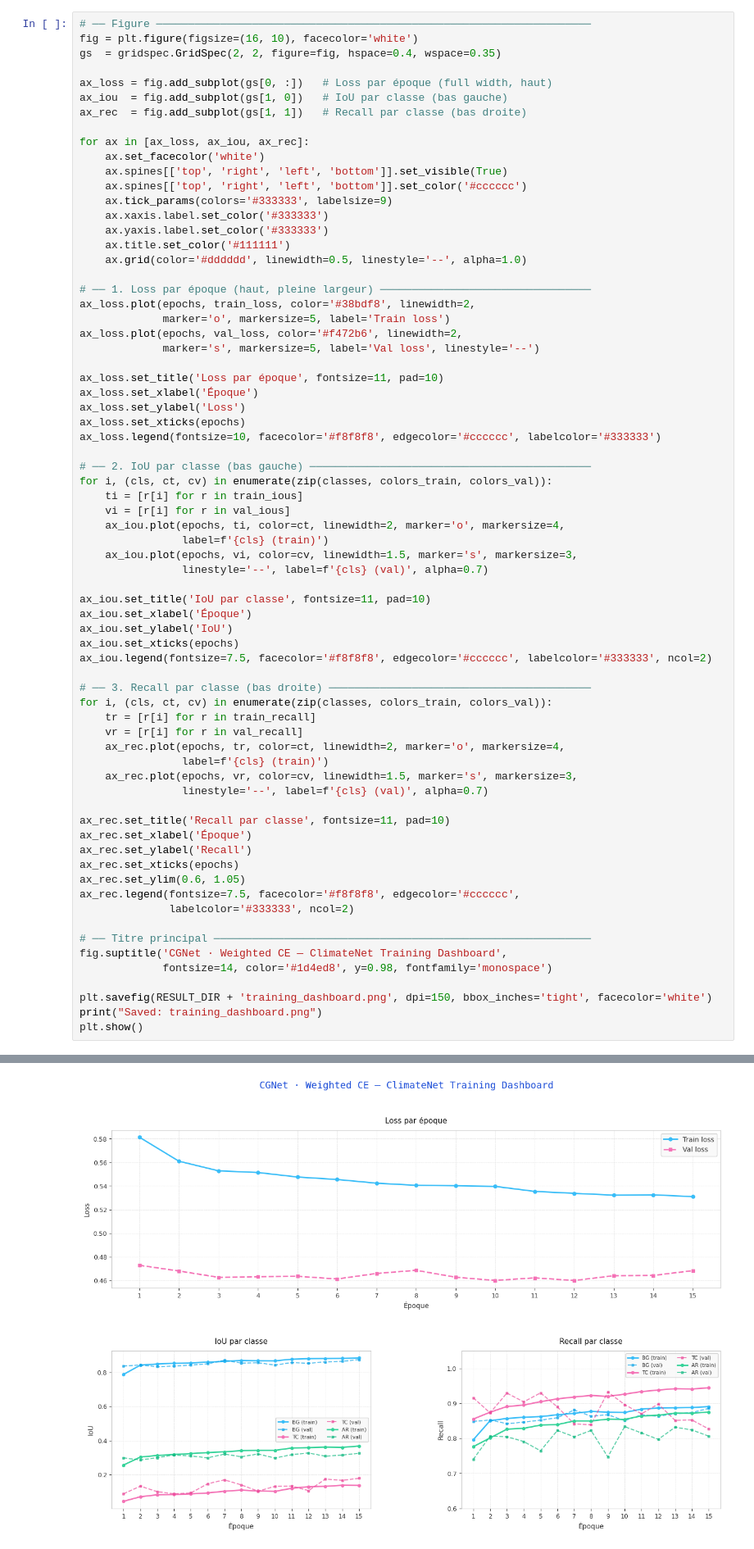
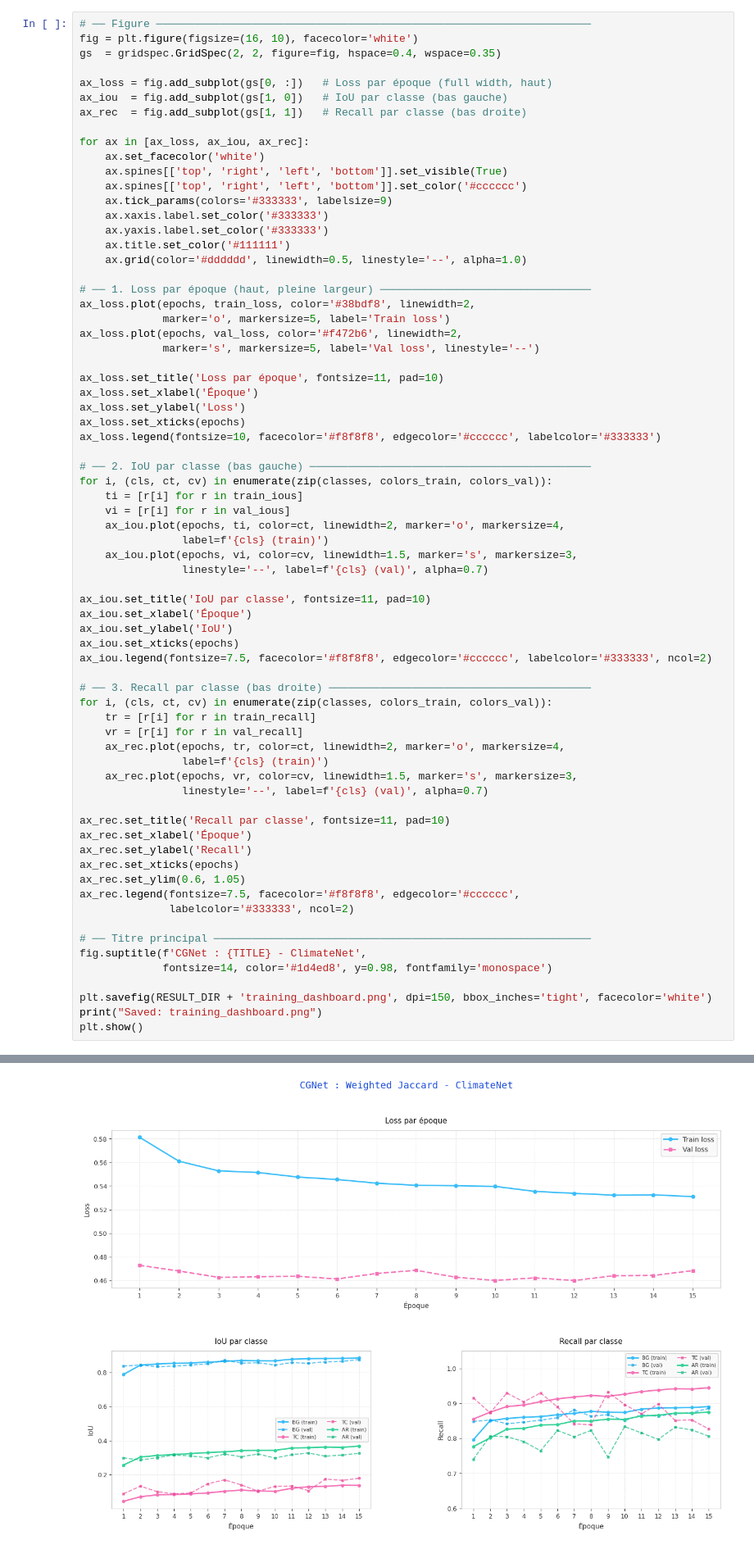
Before and after one commit to DarkZant/IFT6759-Project, a Jupyter notebook: baselines/viz.ipynb, the cells around one changed output, grey strips where cells are left out. Shown at 82% size. Saved outputs shown, nothing was run; the diff lists cells and outputs as text.

```diff
--- a/baselines/viz.ipynb
+++ b/baselines/viz.ipynb
@@ -70,32 +71,32 @@ ax_iou.set_title('IoU par classe', fontsize=11, pad=10)
 ax_iou.set_xlabel('Époque')
 ax_iou.set_ylabel('IoU')
 ax_iou.set_xticks(epochs)
 ax_iou.legend(fontsize=7.5, facecolor='#f8f8f8', edgecolor='#cccccc', labelcolor='#333333', ncol=2)
 
 # ── 3. Recall par classe (bas droite) ─────────────────────────────────────────
 for i, (cls, ct, cv) in enumerate(zip(classes, colors_train, colors_val)):
     tr = [r[i] for r in train_recall]
     vr = [r[i] for r in val_recall]
     ax_rec.plot(epochs, tr, color=ct, linewidth=2, marker='o', markersize=4,
                 label=f'{cls} (train)')
     ax_rec.plot(epochs, vr, color=cv, linewidth=1.5, marker='s', markersize=3,
                 linestyle='--', label=f'{cls} (val)', alpha=0.7)
 
 ax_rec.set_title('Recall par classe', fontsize=11, pad=10)
 ax_rec.set_xlabel('Époque')
 ax_rec.set_ylabel('Recall')
 ax_rec.set_xticks(epochs)
 ax_rec.set_ylim(0.6, 1.05)
 ax_rec.legend(fontsize=7.5, facecolor='#f8f8f8', edgecolor='#cccccc',
               labelcolor='#333333', ncol=2)
 
 # ── Titre principal ───────────────────────────────────────────────────────────
-fig.suptitle('CGNet · Weighted CE — ClimateNet Training Dashboard',
+fig.suptitle(f'CGNet : {TITLE} - ClimateNet',
              fontsize=14, color='#1d4ed8', y=0.98, fontfamily='monospace')
 
 plt.savefig(RESULT_DIR + 'training_dashboard.png', dpi=150, bbox_inches='tight', facecolor='white')
 print("Saved: training_dashboard.png")
 plt.show()
 # %% [output]
 Saved: training_dashboard.png
-[figure, old version]
+[figure, new version]
```
Also changed, not shown: parts of 1 cell of this notebook, 7 other files.
